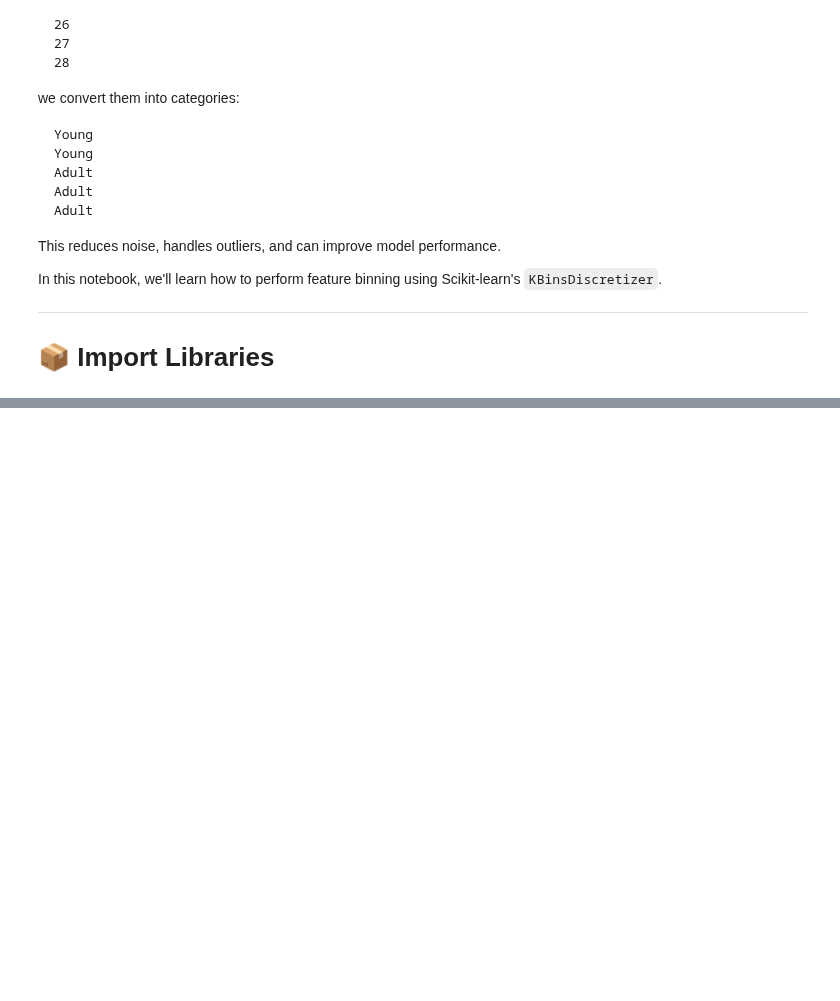
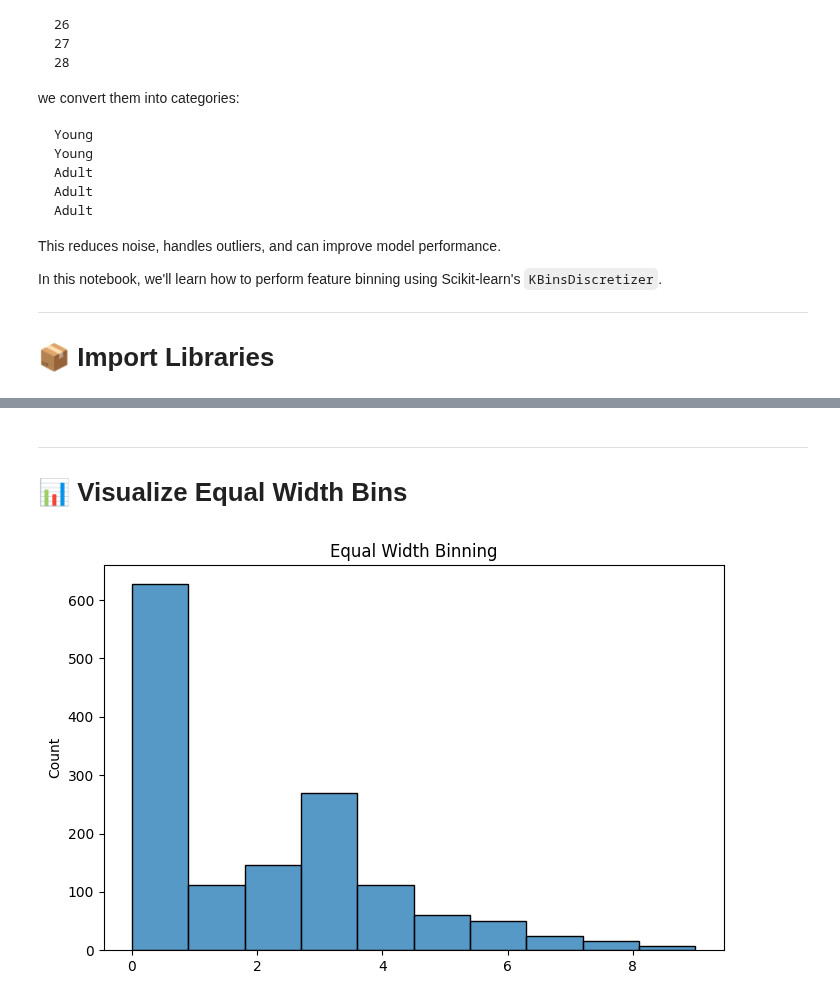
Before and after one commit to ahmedfakhar747/machine-learning-notebooks, a Jupyter notebook: 23_Binning_and_Discretization_in_Scikit_learn.ipynb, the cells around one changed output, grey strips where cells are left out. Drawn from its saved outputs; the diff is of its cells as text; code cells hidden in the pictures; blank space fills up the shorter version.

```diff
--- a/23_Binning_and_Discretization_in_Scikit_learn.ipynb
+++ b/23_Binning_and_Discretization_in_Scikit_learn.ipynb
@@ -399,0 +181,6 @@ This notebook fits naturally after your Power Transformer notebook because it co
+# %%
+clf = DecisionTreeClassifier()
+
+clf.fit(X_train, y_train)
+
+y_pred = clf.predict(X_test)
@@ -399,0 +215,25 @@ This notebook fits naturally after your Power Transformer notebook because it co
+# %%
+equal_width = KBinsDiscretizer(
+    n_bins=10,
+    encode="ordinal",
+    strategy="uniform"
+)
+
+X_train_uniform = equal_width.fit_transform(X_train[["Age", "Fare"]])
+X_test_uniform = equal_width.transform(X_test[["Age", "Fare"]])
+# %% [markdown]
+---
+
+# 📊 Visualize Equal Width Bins
+# %%
+plt.figure(figsize=(8,5))
+
+sns.histplot(
+    X_train_uniform.flatten(),
+    bins=10
+)
+
+plt.title("Equal Width Binning")
+plt.show()
+# %% [output]
+[figure, added]
```
Also changed, not shown: parts of 37 cells of this notebook.
